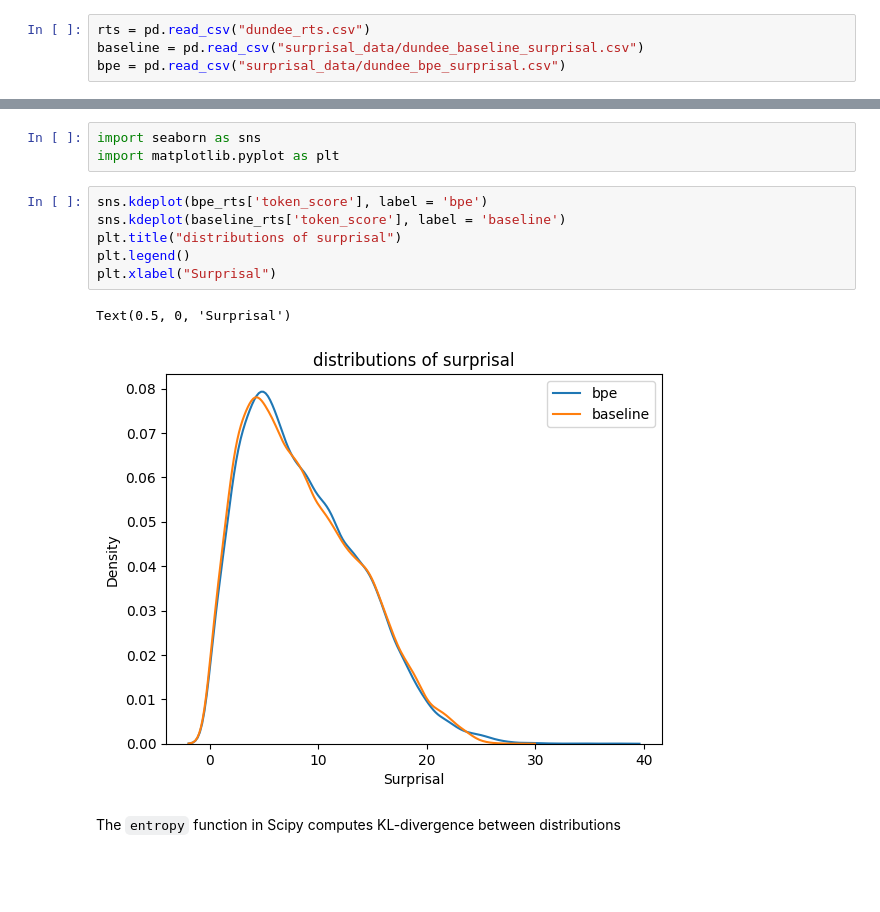
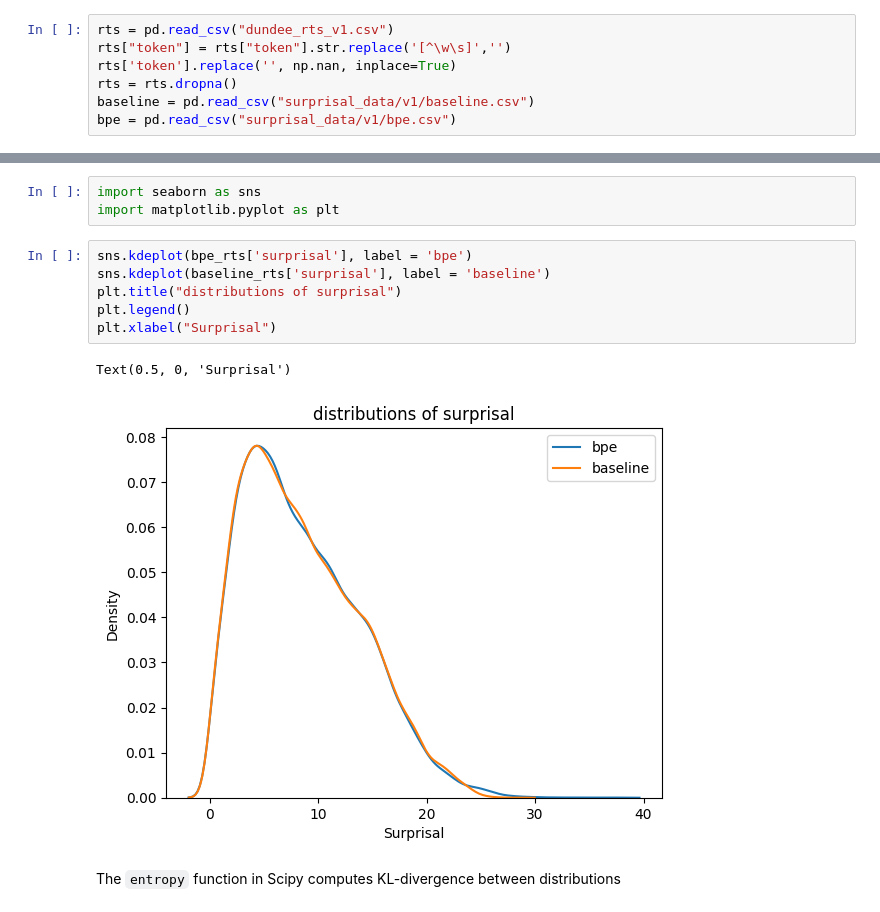
Before and after one commit to sathvikn/dl-psych-tokenization, a Jupyter notebook: analysis.ipynb, the cells around one changed output, grey strips where cells are left out. Cells and saved outputs as stored; diff of their text form; blank space fills up the shorter version.

Commit message:
fix sentence separation issue & rename surprisal

```diff
--- a/analysis.ipynb
+++ b/analysis.ipynb
@@ -8,7 +8,10 @@ from align_surprisals import *
 # %%
-rts = pd.read_csv("dundee_rts.csv")
-baseline = pd.read_csv("surprisal_data/dundee_baseline_surprisal.csv")
-bpe = pd.read_csv("surprisal_data/dundee_bpe_surprisal.csv")
+rts = pd.read_csv("dundee_rts_v1.csv")
+rts["token"] = rts["token"].str.replace('[^\w\s]','')
+rts['token'].replace('', np.nan, inplace=True)
+rts = rts.dropna()
+baseline = pd.read_csv("surprisal_data/v1/baseline.csv")
+bpe = pd.read_csv("surprisal_data/v1/bpe.csv")
 # %%
 baseline_rts = combine_data(rts, baseline)
 baseline_rts = generate_predictors(baseline_rts)
@@ -65,14 +68,14 @@ True
 import seaborn as sns
 import matplotlib.pyplot as plt
 # %%
-sns.kdeplot(bpe_rts['token_score'], label = 'bpe')
-sns.kdeplot(baseline_rts['token_score'], label = 'baseline')
+sns.kdeplot(bpe_rts['surprisal'], label = 'bpe')
+sns.kdeplot(baseline_rts['surprisal'], label = 'baseline')
 plt.title("distributions of surprisal")
 plt.legend()
 plt.xlabel("Surprisal")
 # %% [output]
 Text(0.5, 0, 'Surprisal')
-[figure, old version]
+[figure, new version]
 # %% [markdown]
 The `entropy` function in Scipy computes KL-divergence between distributions
 # %%
```
Also changed, not shown: parts of 9 cells of this notebook, 3 other files.
